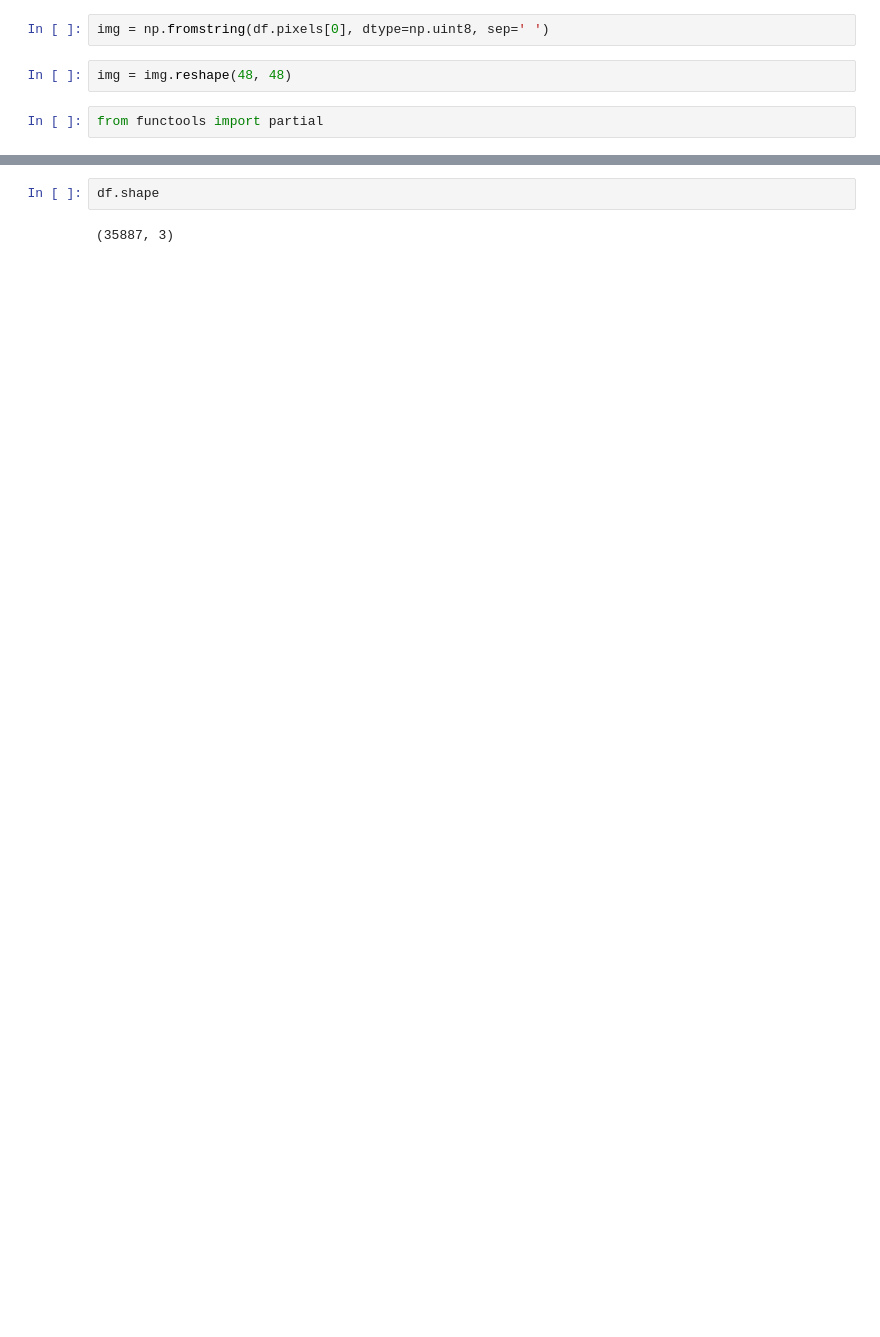
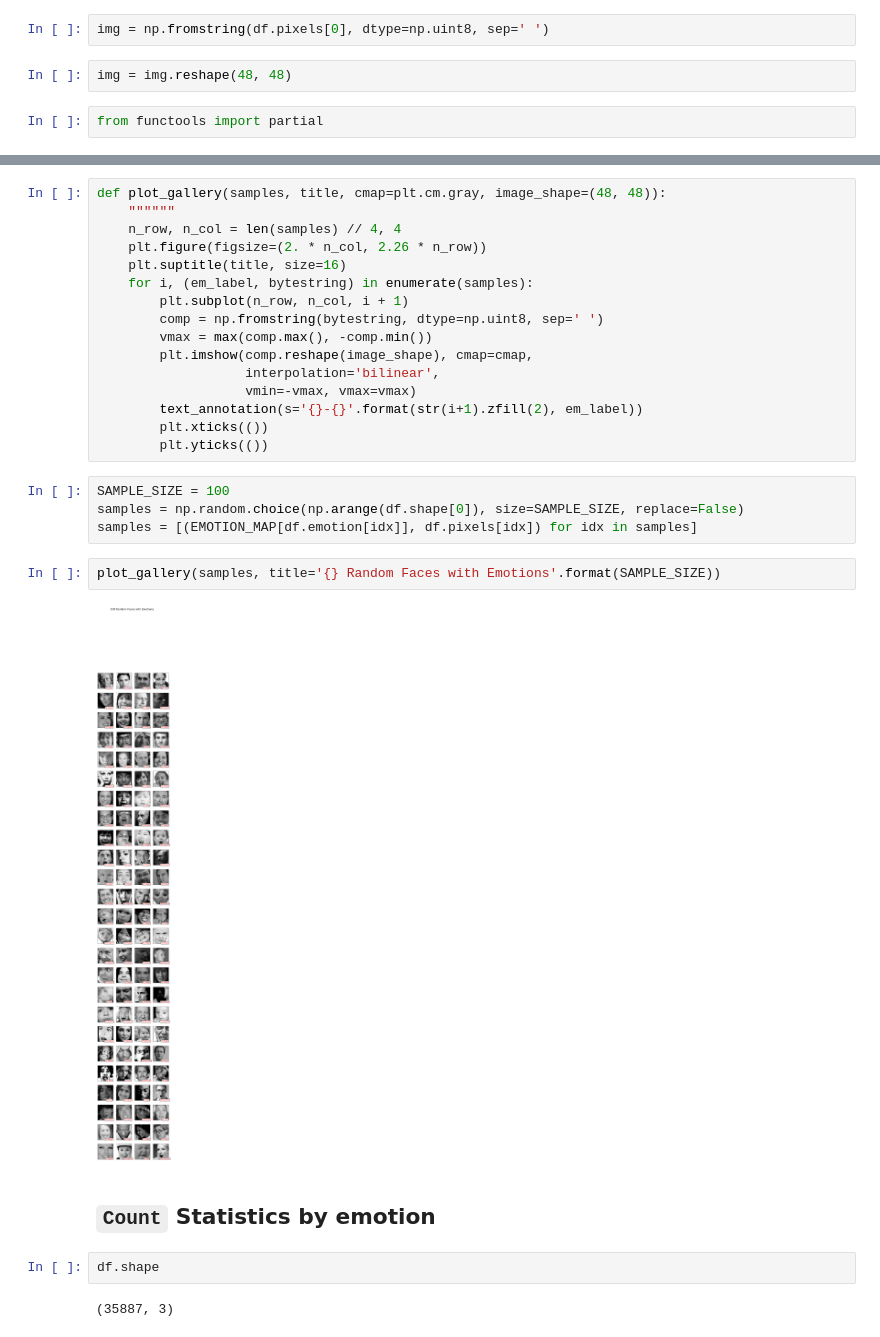
Before and after one commit to alanderex/The-Learning-Machine, a Jupyter notebook: fer2013/FER-Exploratory.ipynb, the cells around one changed output, grey strips where cells are left out. Saved outputs shown, nothing was run; the diff lists cells and outputs as text; blank space fills up the shorter version.

```diff
--- a/fer2013/FER-Exploratory.ipynb
+++ b/fer2013/FER-Exploratory.ipynb
@@ -59,3 +65,29 @@ plt.show()
+# %%
+def plot_gallery(samples, title, cmap=plt.cm.gray, image_shape=(48, 48)):
+    """"""
+    n_row, n_col = len(samples) // 4, 4
+    plt.figure(figsize=(2. * n_col, 2.26 * n_row))
+    plt.suptitle(title, size=16)
+    for i, (em_label, bytestring) in enumerate(samples):
+        plt.subplot(n_row, n_col, i + 1)
+        comp = np.fromstring(bytestring, dtype=np.uint8, sep=' ')
+        vmax = max(comp.max(), -comp.min())
+        plt.imshow(comp.reshape(image_shape), cmap=cmap,
+                   interpolation='bilinear',
+                   vmin=-vmax, vmax=vmax)
+        text_annotation(s='{}-{}'.format(str(i+1).zfill(2), em_label))
+        plt.xticks(())
+        plt.yticks(())
+# %%
+SAMPLE_SIZE = 100
+samples = np.random.choice(np.arange(df.shape[0]), size=SAMPLE_SIZE, replace=False)
+samples = [(EMOTION_MAP[df.emotion[idx]], df.pixels[idx]) for idx in samples]
+# %%
+plot_gallery(samples, title='{} Random Faces with Emotions'.format(SAMPLE_SIZE))
+# %% [output]
+[figure, added]
+# %% [markdown]
+##  `Count` Statistics by emotion
 # %%
 df.shape
 # %% [output]
```
Also changed, not shown: parts of 16 cells of this notebook.
